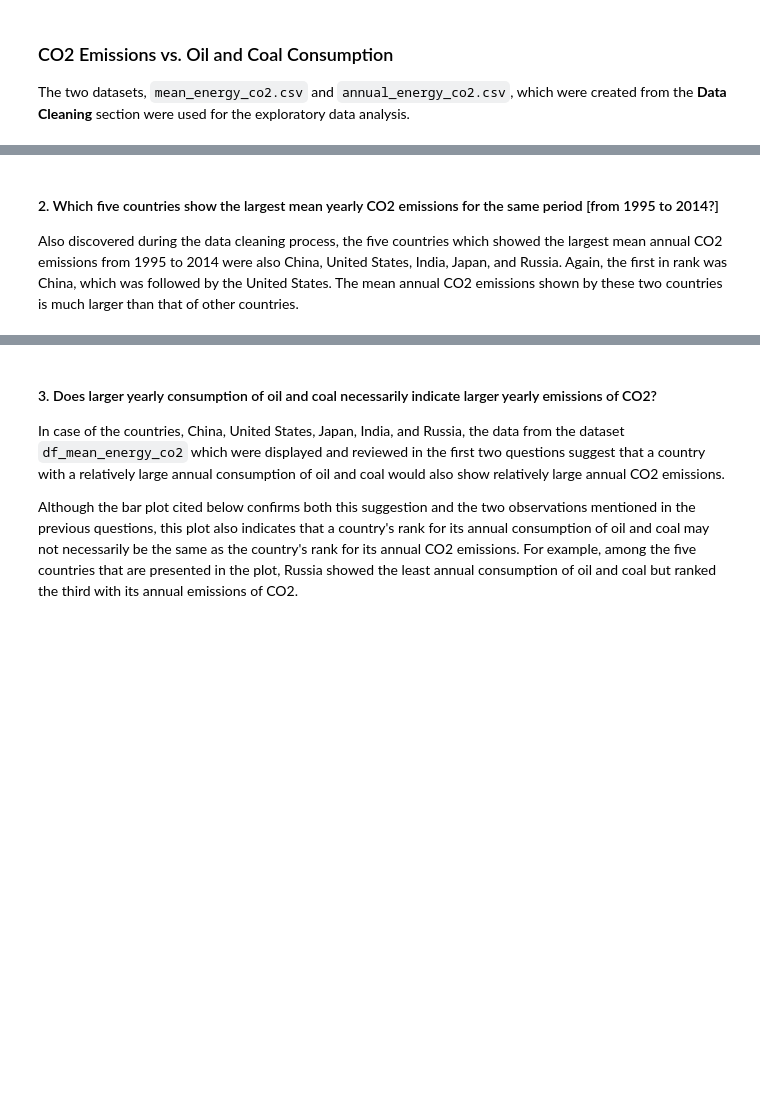
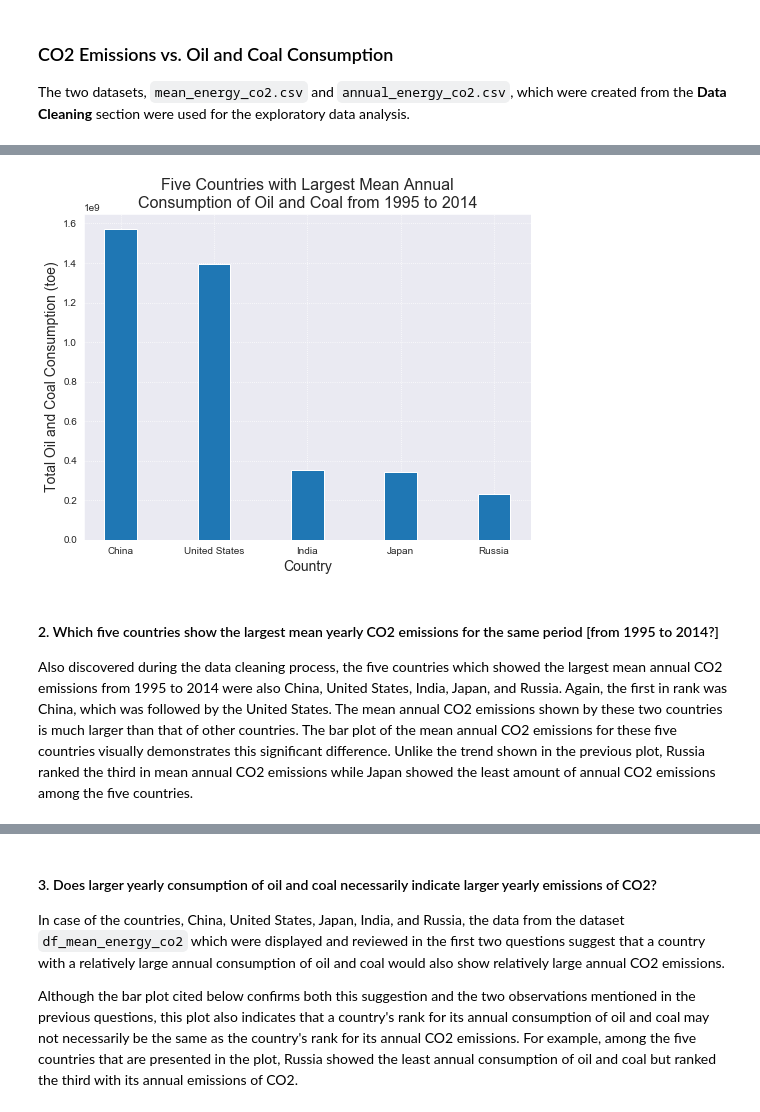
Before and after one commit to jmlcode/p1-investigate-datasets, a Jupyter notebook: p1_investigate_datasets.ipynb, the cells around one changed output, grey strips where cells are left out. Drawn from its saved outputs; the diff is of its cells as text; code cells hidden in the pictures; blank space fills up the shorter version.

Commit message:
Add two Bar Plots for Single-variable Exploration
- Top five annual consumers of oil and coal
- Top five contributors to annual CO2 emissions

```diff
--- a/p1_investigate_datasets.ipynb
+++ b/p1_investigate_datasets.ipynb
@@ -514,5 +521,18 @@ df_mean_energy_co2.iloc[:, :-1]
+# %%
+# Input parameters for plot_bar()
+df = df_mean_energy_co2 # dataframe
+df_x = 'country' # variable for x-axis
+df_y = 'mean_energy_consumption' # variable for y-axis
+label_ls = ['Five Countries with Largest Mean Annual\nConsumption of Oil and Coal from 1995 to 2014' # Title
+            , 'Country' # x-axis label
+            , 'Total Oil and Coal Consumption (toe)'] # y-axis label
+
+# Create bar plot for mean annual oil and coal consumption of five countries
+plot_bar(df, df_x, df_y, label_ls)
+# %% [output]
+[figure, added]
 # %% [markdown]
 <h4>2. Which five countries show the largest mean yearly CO2 emissions for the same period [from 1995 to 2014?]</h4>
-    <p>Also discovered during the data cleaning process, the five countries which showed the largest mean annual CO2 emissions from 1995 to 2014 were also China, United States, India, Japan, and Russia. Again, the first in rank was China, which was followed by the United States. The mean annual CO2 emissions shown by these two countries is much larger than that of other countries.</p>
+    <p>Also discovered during the data cleaning process, the five countries which showed the largest mean annual CO2 emissions from 1995 to 2014 were also China, United States, India, Japan, and Russia. Again, the first in rank was China, which was followed by the United States. The mean annual CO2 emissions shown by these two countries is much larger than that of other countries. The bar plot of the mean annual CO2 emissions for these five countries visually demonstrates this significant difference. Unlike the trend shown in the previous plot, Russia ranked the third in mean annual CO2 emissions while Japan showed the least amount of annual CO2 emissions among the five countries.</p>
 # %%
 df_mean_energy_co2.iloc[:, np.r_[0,2]].sort_values(by = 'mean_co2_emission', ascending = False)
```
Also changed, not shown: parts of 4 cells of this notebook.
